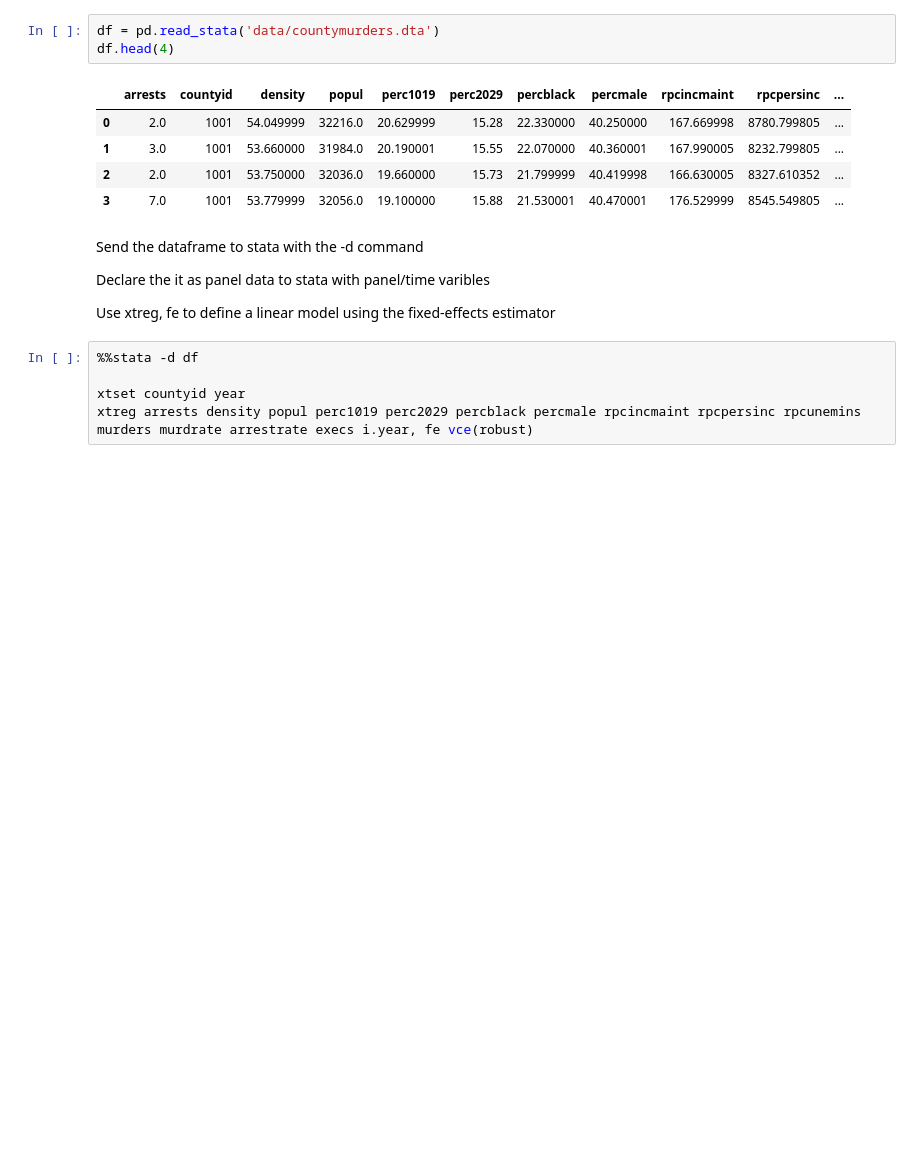
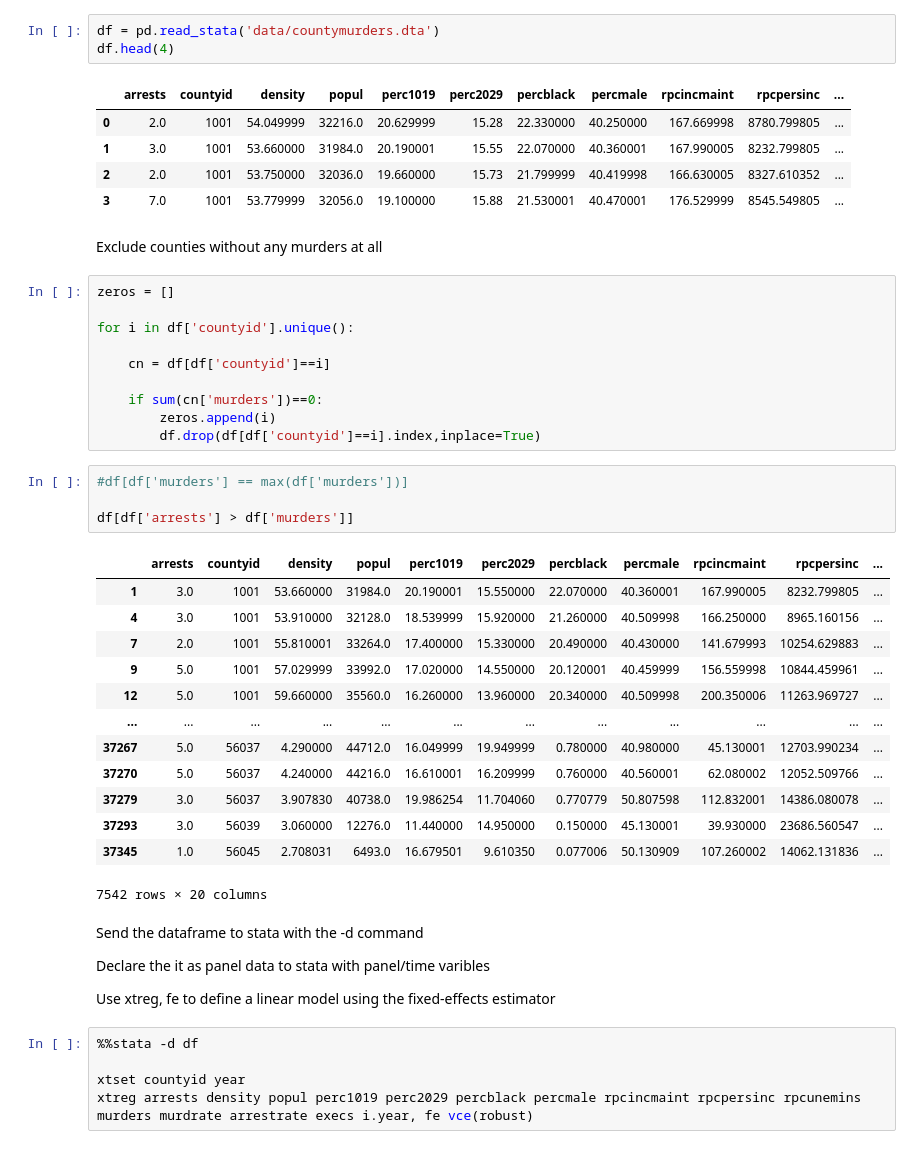
Before and after one commit to isaac-n-friends/499_final, a Jupyter notebook: Project.ipynb, the cells around one changed output. Cells and saved outputs as stored; diff of their text form; blank space fills up the shorter version.

Commit message:
removing 0 murder counties

```diff
--- a/Project.ipynb
+++ b/Project.ipynb
@@ -87,6 +89,36 @@ df.head(4)
 | 1 | 3.0 | 1001 | 53.660000 | 31984.0 | 20.190001 | 15.55 | 22.070000 | 40.360001 | 167.990005 | 8232.799805 | ... |
 | 2 | 2.0 | 1001 | 53.750000 | 32036.0 | 19.660000 | 15.73 | 21.799999 | 40.419998 | 166.630005 | 8327.610352 | ... |
 | 3 | 7.0 | 1001 | 53.779999 | 32056.0 | 19.100000 | 15.88 | 21.530001 | 40.470001 | 176.529999 | 8545.549805 | ... |
+# %% [markdown]
+Exclude counties without any murders at all
+# %%
+zeros = []
+
+for i in df['countyid'].unique():
+
+    cn = df[df['countyid']==i]
+
+    if sum(cn['murders'])==0:
+        zeros.append(i)
+        df.drop(df[df['countyid']==i].index,inplace=True)
+# %%
+#df[df['murders'] == max(df['murders'])]
+
+df[df['arrests'] > df['murders']]
+# %% [output]
+|  | arrests | countyid | density | popul | perc1019 | perc2029 | percblack | percmale | rpcincmaint | rpcpersinc | ... |
+| 1 | 3.0 | 1001 | 53.660000 | 31984.0 | 20.190001 | 15.550000 | 22.070000 | 40.360001 | 167.990005 | 8232.799805 | ... |
+| 4 | 3.0 | 1001 | 53.910000 | 32128.0 | 18.539999 | 15.920000 | 21.260000 | 40.509998 | 166.250000 | 8965.160156 | ... |
+| 7 | 2.0 | 1001 | 55.810001 | 33264.0 | 17.400000 | 15.330000 | 20.490000 | 40.430000 | 141.679993 | 10254.629883 | ... |
+| 9 | 5.0 | 1001 | 57.029999 | 33992.0 | 17.020000 | 14.550000 | 20.120001 | 40.459999 | 156.559998 | 10844.459961 | ... |
+| 12 | 5.0 | 1001 | 59.660000 | 35560.0 | 16.260000 | 13.960000 | 20.340000 | 40.509998 | 200.350006 | 11263.969727 | ... |
+| ... | ... | ... | ... | ... | ... | ... | ... | ... | ... | ... | ... |
+| 37267 | 5.0 | 56037 | 4.290000 | 44712.0 | 16.049999 | 19.949999 | 0.780000 | 40.980000 | 45.130001 | 12703.990234 | ... |
+| 37270 | 5.0 | 56037 | 4.240000 | 44216.0 | 16.610001 | 16.209999 | 0.760000 | 40.560001 | 62.080002 | 12052.509766 | ... |
+| 37279 | 3.0 | 56037 | 3.907830 | 40738.0 | 19.986254 | 11.704060 | 0.770779 | 50.807598 | 112.832001 | 14386.080078 | ... |
+| 37293 | 3.0 | 56039 | 3.060000 | 12276.0 | 11.440000 | 14.950000 | 0.150000 | 45.130001 | 39.930000 | 23686.560547 | ... |
+| 37345 | 1.0 | 56045 | 2.708031 | 6493.0 | 16.679501 | 9.610350 | 0.077006 | 50.130909 | 107.260002 | 14062.131836 | ... |
+7542 rows × 20 columns
 # %% [markdown]
 Send the dataframe to stata with the -d command
 
```
Also changed, not shown: parts of 5 cells of this notebook.
